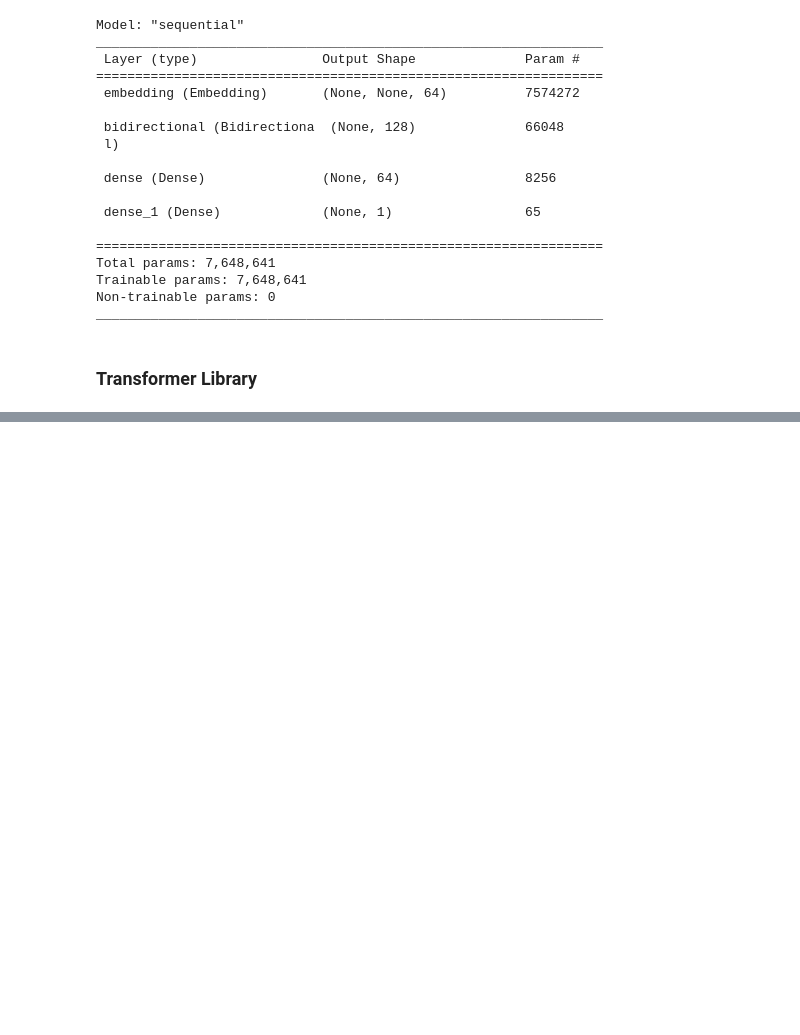
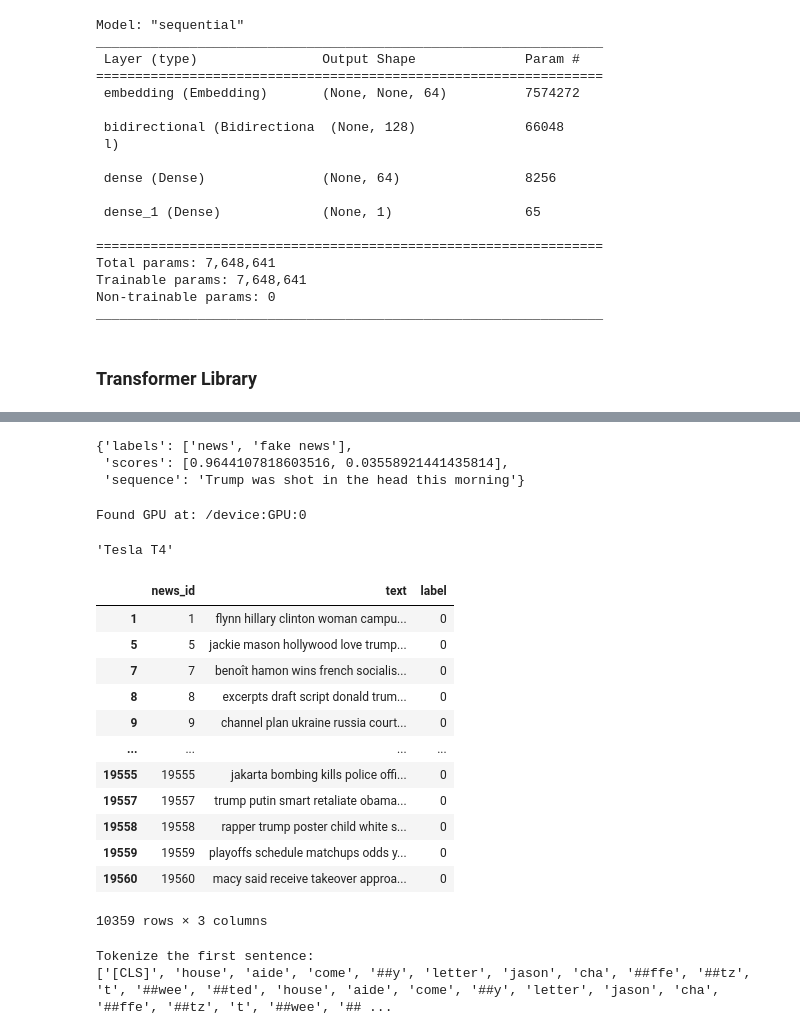
Before and after one commit to monash-tp37-project/iteration_1_model, a Jupyter notebook: news_class_model_keras.ipynb, the cells around one changed output, grey strips where cells are left out. Cells and saved outputs as stored; diff of their text form; code cells hidden in the pictures; blank space fills up the shorter version.

```diff
--- a/news_class_model_keras.ipynb
+++ b/news_class_model_keras.ipynb
@@ -248,0 +285,16 @@ tokenizer = AutoTokenizer.from_pretrained(model_name)
+# %%
+res
+# %% [output]
+{'labels': ['news', 'fake news'],
+ 'scores': [0.9644107818603516, 0.03558921441435814],
+ 'sequence': 'Trump was shot in the head this morning'}
+# %%
+#Activating the GPU
+# Main menu->Runtime->Change Runtime Type
+import tensorflow as tf
+device_name = tf.test.gpu_device_name()
+if device_name != '/device:GPU:0':
+  raise SystemError('GPU device not found')
+print('Found GPU at: {}'.format(device_name))
+# %% [output]
+Found GPU at: /device:GPU:0
@@ -248,0 +318,23 @@ tokenizer = AutoTokenizer.from_pretrained(model_name)
+# %%
+# Specifying CUDA as the device for Torch
+device = torch.device("cuda" if torch.cuda.is_available() else "cpu")
+n_gpu = torch.cuda.device_count()
+torch.cuda.get_device_name(0)
+# %% [output]
+'Tesla T4'
+# %%
+news_sql_df[news_sql_df['label'] == 0]
+# %% [output]
+|  | news_id | text | label |
+| 1 | 1 | flynn hillary clinton woman campu... | 0 |
+| 5 | 5 | jackie mason hollywood love trump... | 0 |
+| 7 | 7 | benoît hamon wins french socialis... | 0 |
+| 8 | 8 | excerpts draft script donald trum... | 0 |
+| 9 | 9 | channel plan ukraine russia court... | 0 |
+| ... | ... | ... | ... |
+| 19555 | 19555 | jakarta bombing kills police offi... | 0 |
+| 19557 | 19557 | trump putin smart retaliate obama... | 0 |
+| 19558 | 19558 | rapper trump poster child white s... | 0 |
+| 19559 | 19559 | playoffs schedule matchups odds y... | 0 |
+| 19560 | 19560 | macy said receive takeover approa... | 0 |
+10359 rows × 3 columns
@@ -248,0 +348,9 @@ tokenizer = AutoTokenizer.from_pretrained(model_name)
+# %%
+#Activating the BERT Tokenizer
+tokenizer = BertTokenizer.from_pretrained('bert-base-uncased', do_lower_case=True)
+tokenized_texts = [tokenizer.tokenize(sent) for sent in sentences]
+print ("Tokenize the first sentence:")
+print (tokenized_texts[0])
+# %% [output]
+Tokenize the first sentence:
+['[CLS]', 'house', 'aide', 'come', '##y', 'letter', 'jason', 'cha', '##ffe', '##tz', 't', '##wee', '##ted', 'house', 'aide', 'come', '##y', 'letter', 'jason', 'cha', '##ffe', '##tz', 't', '##wee', '## ...
```
Also changed, not shown: parts of 27 cells of this notebook.
